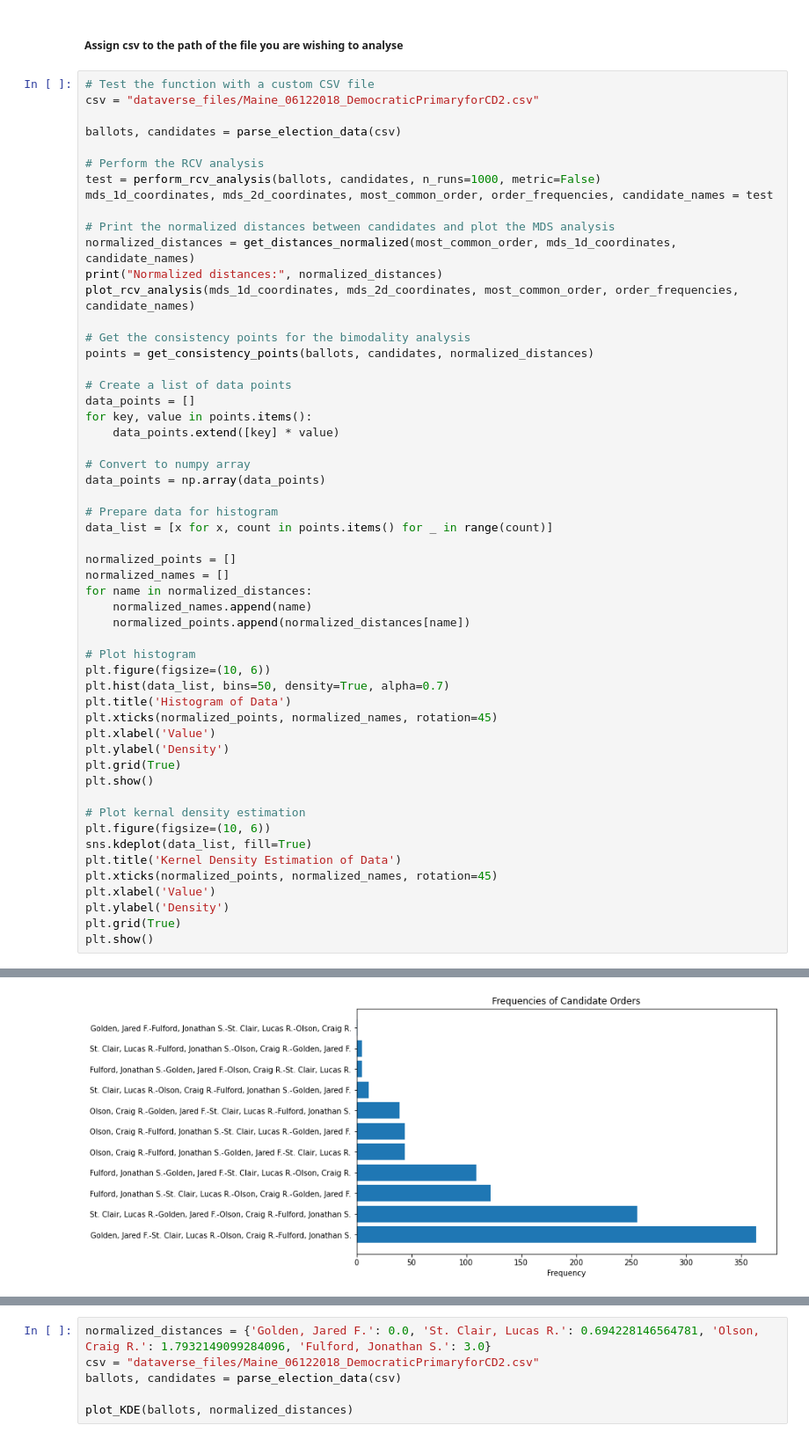
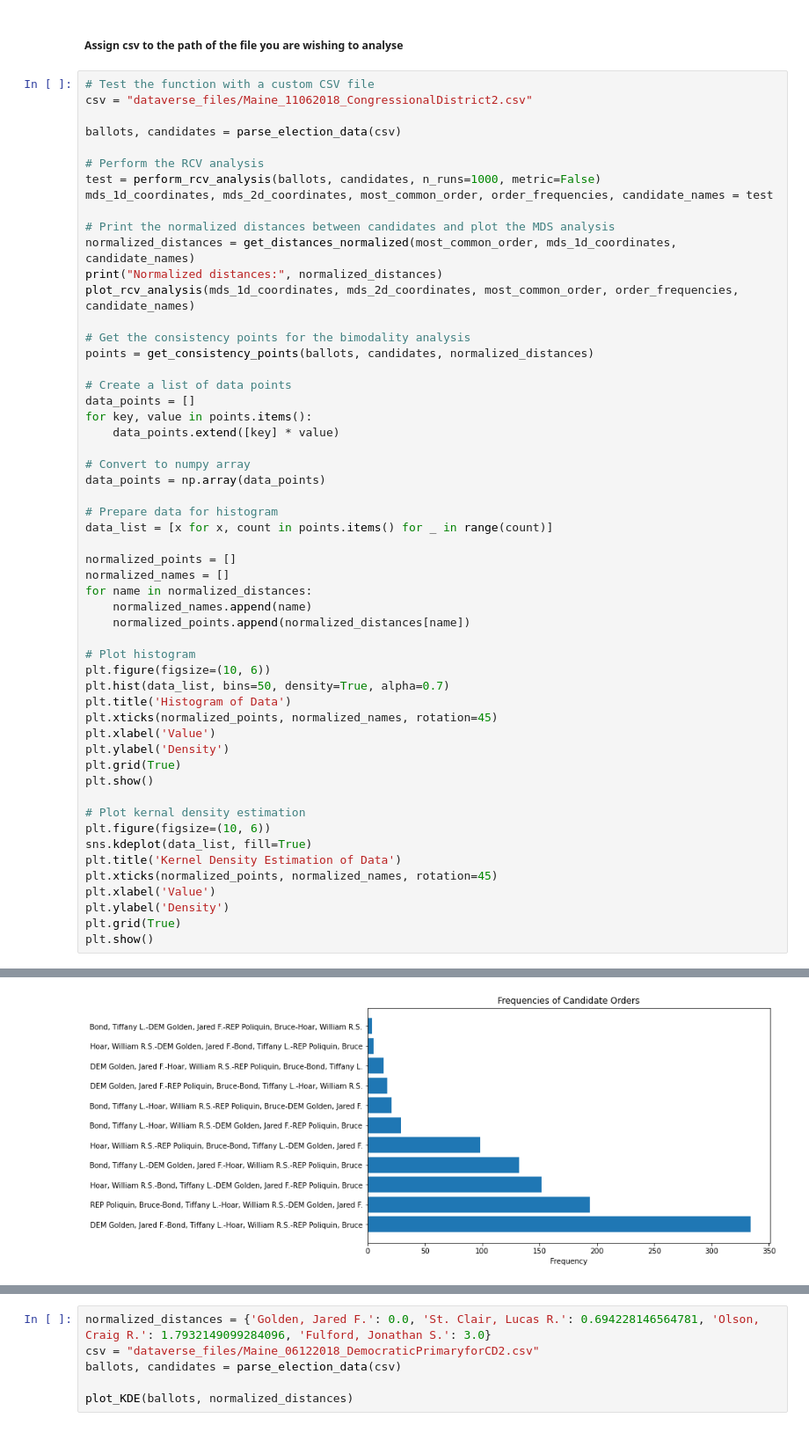
Before and after one commit to ericssimpson/voting-analysis-tools, a Jupyter notebook: cleaned files/integration.ipynb, the cells around one changed output, grey strips where cells are left out. Shown at 88% size. Drawn from its saved outputs; the diff is of its cells as text.

```diff
--- a/cleaned files/integration.ipynb
+++ b/cleaned files/integration.ipynb
@@ -14,7 +14,7 @@ from consistency import *
 ##### Assign csv to the path of the file you are wishing to analyse
 # %%
 # Test the function with a custom CSV file
-csv = "dataverse_files/Maine_06122018_DemocraticPrimaryforCD2.csv"
+csv = "dataverse_files/Maine_11062018_CongressionalDistrict2.csv"
 
 ballots, candidates = parse_election_data(csv)
 
@@ -71 +71 @@ Normalized distances: {'Golden, Jared F.': 0.0, 'St. Clair, Lucas R.': 0.6942281
-[figure, old version]
+[figure, new version]
```
Also changed, not shown: parts of 16 cells of this notebook, 6 other files.
